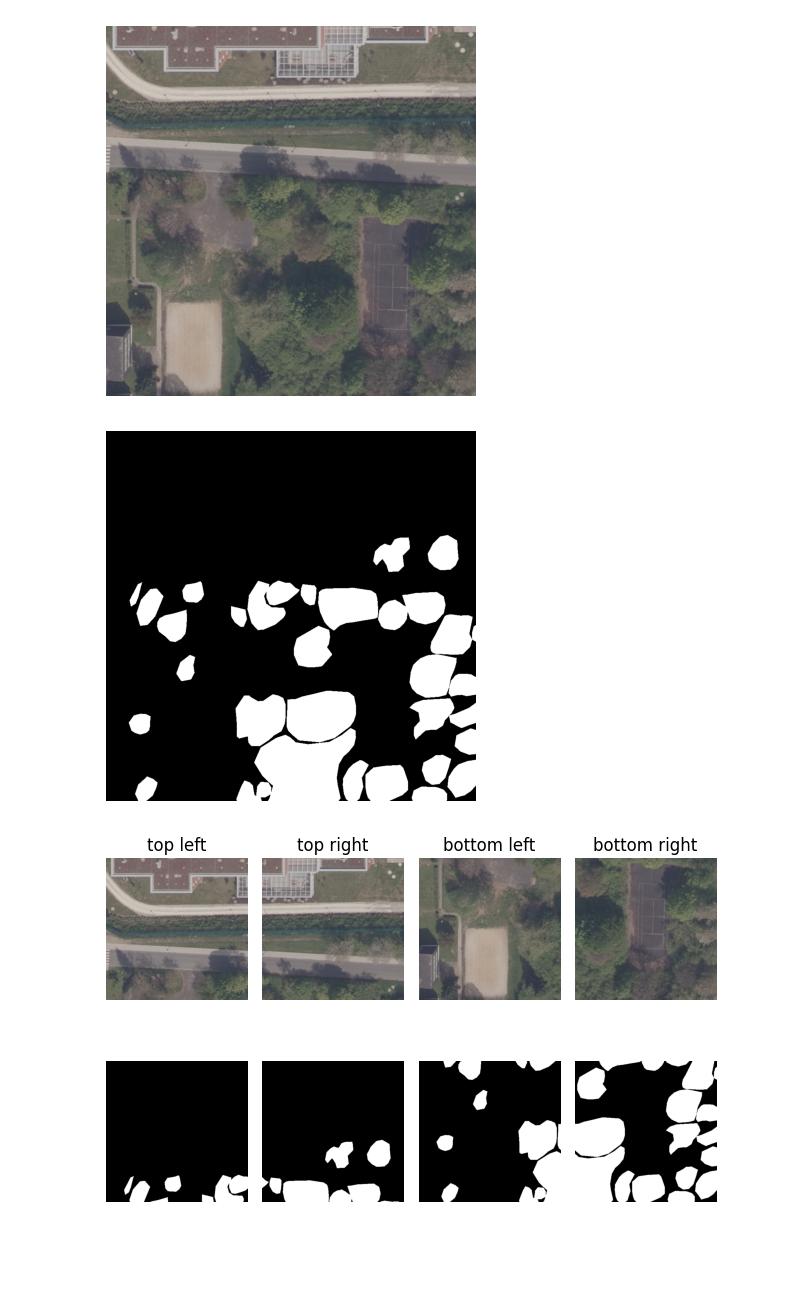
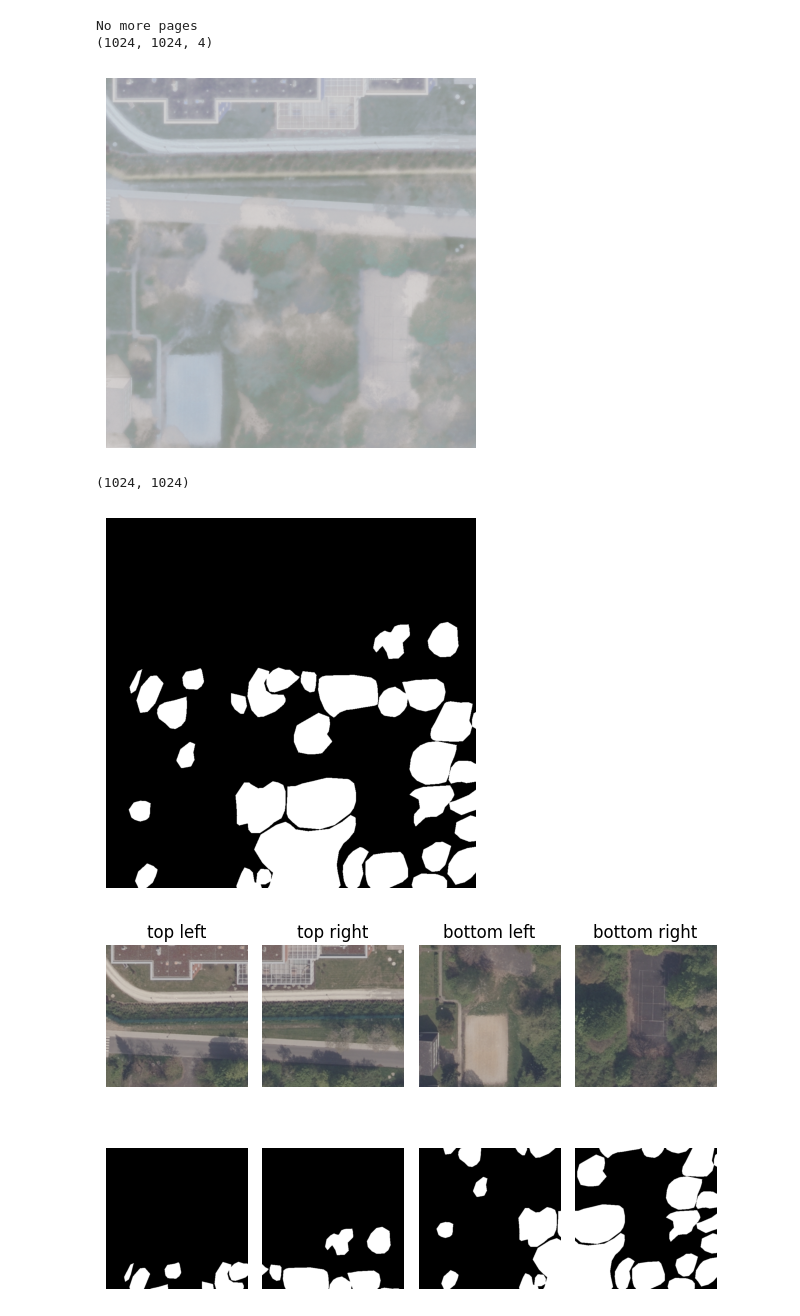
Before and after one commit to YG29/BIPdeeplearninginforestry, a Jupyter notebook: notebooks/augmentation.ipynb, the cells around one changed output. Saved outputs shown, nothing was run; the diff lists cells and outputs as text; code cells hidden in the pictures; blank space fills up the shorter version.

```diff
--- a/notebooks/augmentation.ipynb
+++ b/notebooks/augmentation.ipynb
@@ -14,17 +15,24 @@ import numpy as np
 # %%
 data = "data"
 folder = "treecover_segmentation_aerial_goettingen"
 tile_path = "tiles"
 tile_filename = "tile_1.tif"
 path_tile = os.path.join("..", data, folder, tile_path, tile_filename)
 image_tile = Image.open(path_tile)
-tile_array = np.array(image_tile)
-
+img = cv2.imread(path_tile, cv2.IMREAD_UNCHANGED)
+try:
+    image_tile.seek(1)
+except EOFError:
+    print("No more pages")
+tile_array = np.array(img)
+print(tile_array.shape)
 plt.imshow(tile_array)
 plt.axis("off")
 plt.show()
 # %% [output]
+No more pages
+(1024, 1024, 4)
-[figure, old version]
+[figure, new version]
 # %%
 data = "data"
 folder = "treecover_segmentation_aerial_goettingen"
@@ -33,11 +41,12 @@ mask_filename = "mask_1.tif"
 path_mask = os.path.join("..", data, folder, mask_path, mask_filename)
 image_mask = Image.open(path_mask)
 mask_array = np.array(image_mask)
-
+print(mask_array.shape)
 plt.imshow(mask_array, cmap='gray')
 plt.axis("off")
 plt.show()
 # %% [output]
+(1024, 1024)
 [figure]
 # %%
 def split_images(tile_array, mask_array):
```
Also changed, not shown: parts of 7 cells of this notebook, 3 other files.
